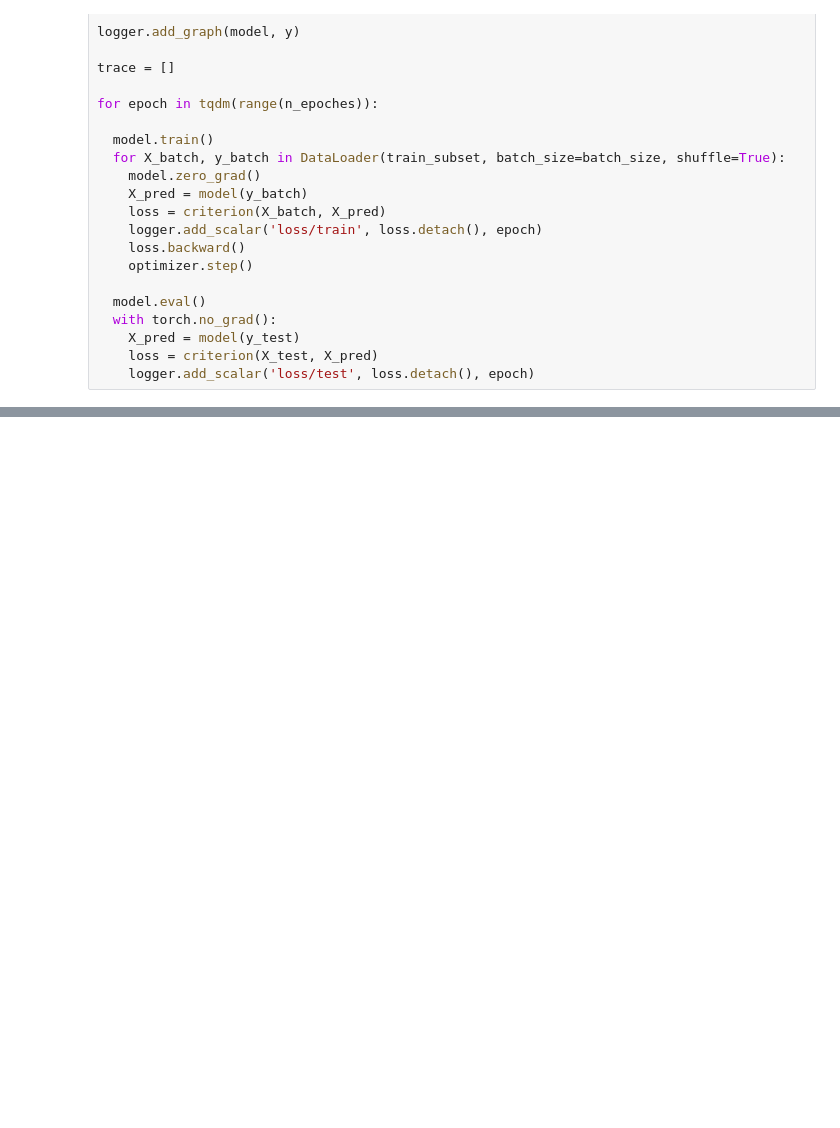
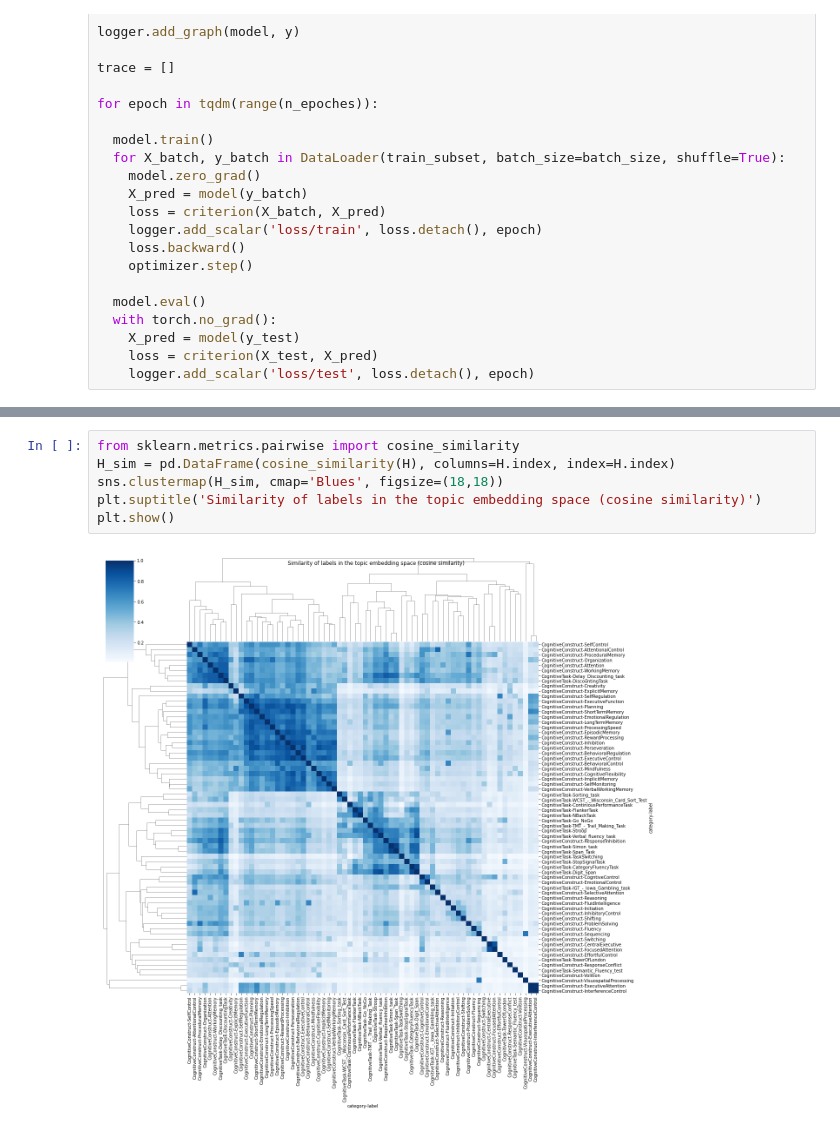
Before and after one commit to morteza/CogText, a Jupyter notebook: notebooks/3 Topic Embedding.ipynb, the cells around one changed output, grey strips where cells are left out. Saved outputs shown, nothing was run; the diff lists cells and outputs as text; blank space fills up the shorter version.

```diff
--- a/notebooks/3 Topic Embedding.ipynb
+++ b/notebooks/3 Topic Embedding.ipynb
@@ -114,3 +108,11 @@ plt.show()
+# %%
+from sklearn.metrics.pairwise import cosine_similarity
+H_sim = pd.DataFrame(cosine_similarity(H), columns=H.index, index=H.index)
+sns.clustermap(H_sim, cmap='Blues', figsize=(18,18))
+plt.suptitle('Similarity of labels in the topic embedding space (cosine similarity)')
+plt.show()
+# %% [output]
+[figure, added]
 # %%
 import hdbscan
 import umap
```
Also changed, not shown: parts of 2 cells of this notebook.
